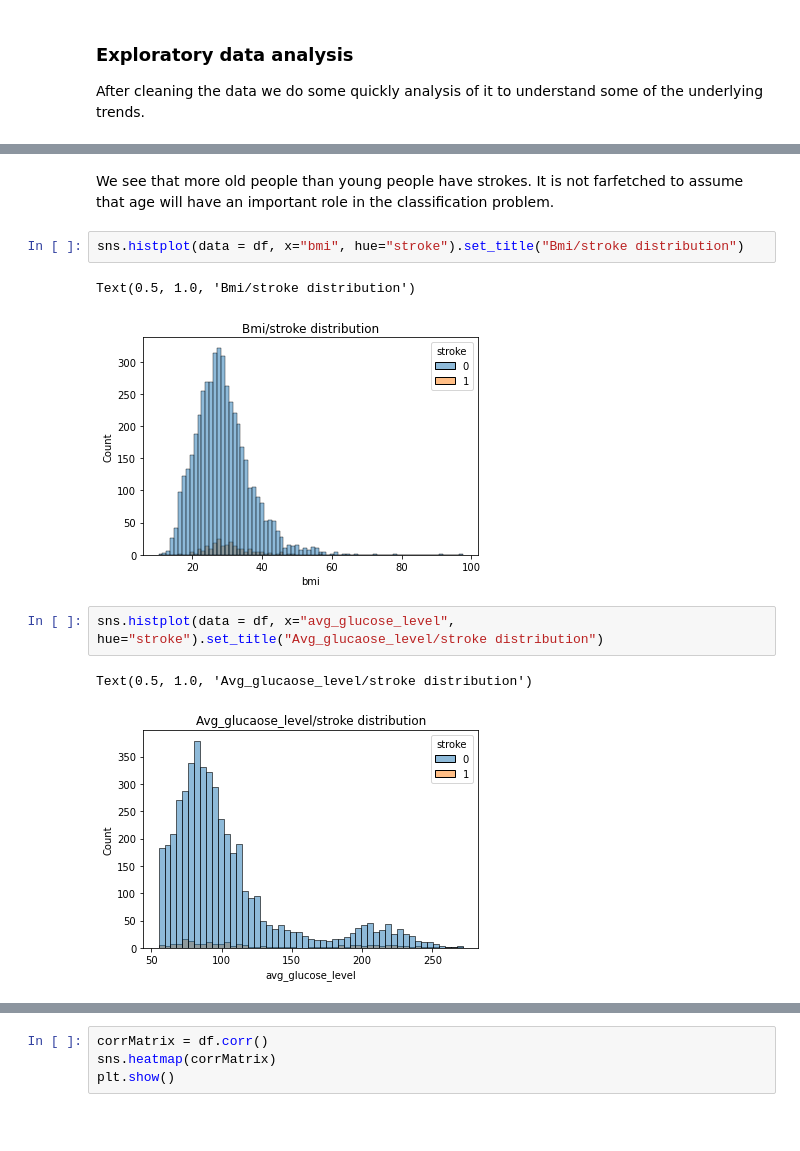
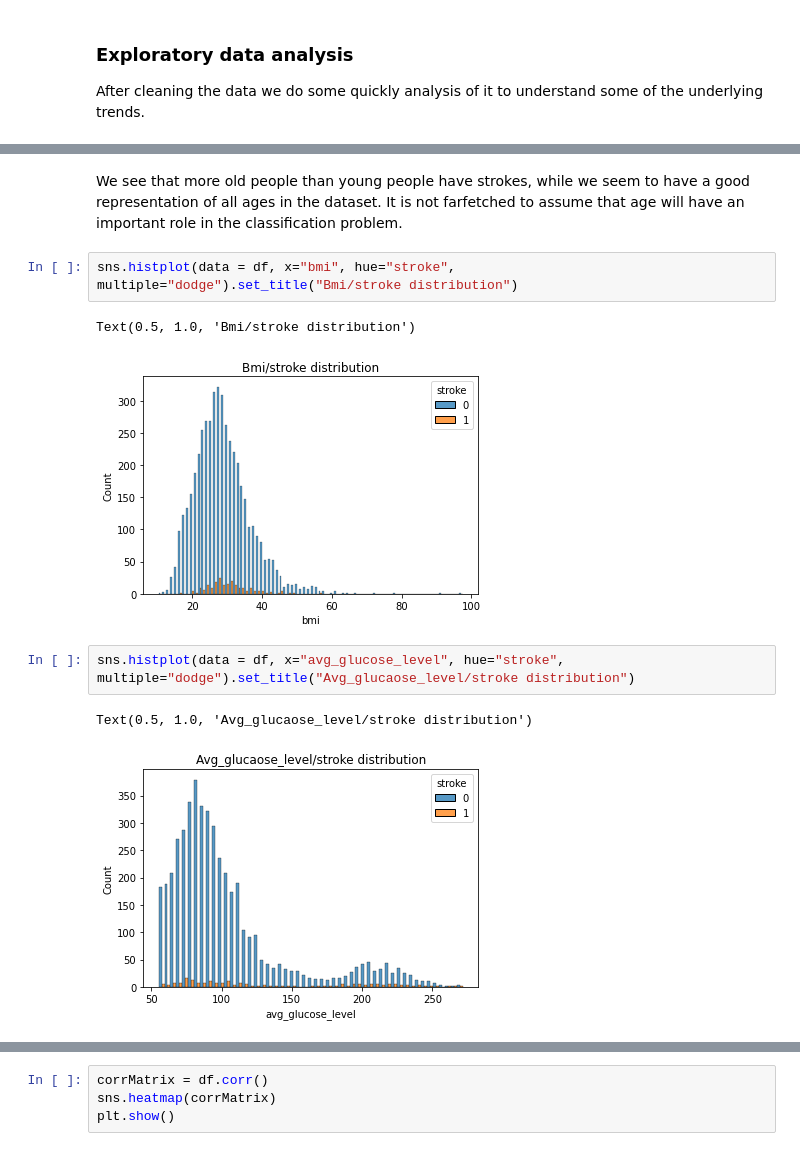
Before and after one commit to ebbeberge/stroke-classification, a Jupyter notebook: ensemble_methods.ipynb, the cells around one changed output, grey strips where cells are left out. Saved outputs shown, nothing was run; the diff lists cells and outputs as text; blank space fills up the shorter version.

```diff
--- a/ensemble_methods.ipynb
+++ b/ensemble_methods.ipynb
@@ -87,12 +76,12 @@ Text(0.5, 1.0, 'Age/stroke distribution')
 # %% [markdown]
-We see that more old people than young people have strokes. It is not farfetched to assume that age will have an important role in the classification problem.
+We see that more old people than young people have strokes, while we seem to have a good representation of all ages in the dataset. It is not farfetched to assume that age will have an important role in the classification problem.
 # %%
-sns.histplot(data = df, x="bmi", hue="stroke").set_title("Bmi/stroke distribution")
+sns.histplot(data = df, x="bmi", hue="stroke", multiple="dodge").set_title("Bmi/stroke distribution")
 # %% [output]
 Text(0.5, 1.0, 'Bmi/stroke distribution')
-[figure, old version]
+[figure, new version]
 # %%
-sns.histplot(data = df, x="avg_glucose_level", hue="stroke").set_title("Avg_glucaose_level/stroke distribution")
+sns.histplot(data = df, x="avg_glucose_level", hue="stroke", multiple="dodge").set_title("Avg_glucaose_level/stroke distribution")
 # %% [output]
 Text(0.5, 1.0, 'Avg_glucaose_level/stroke distribution')
-[figure, old version]
+[figure, new version]
```
Also changed, not shown: parts of 111 cells of this notebook.
